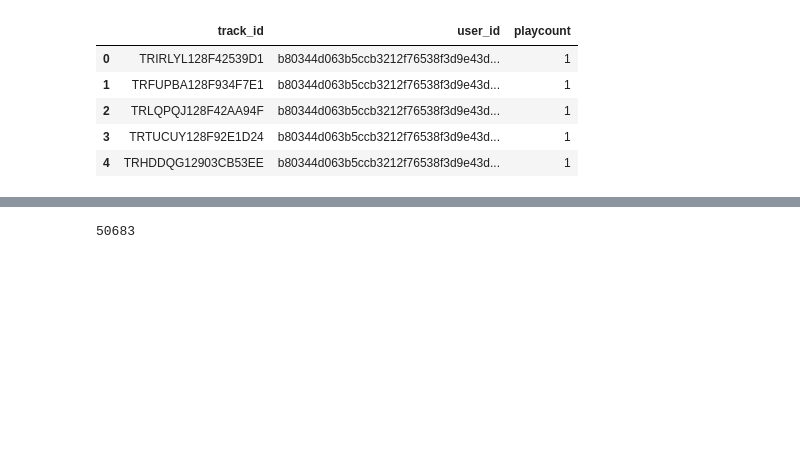
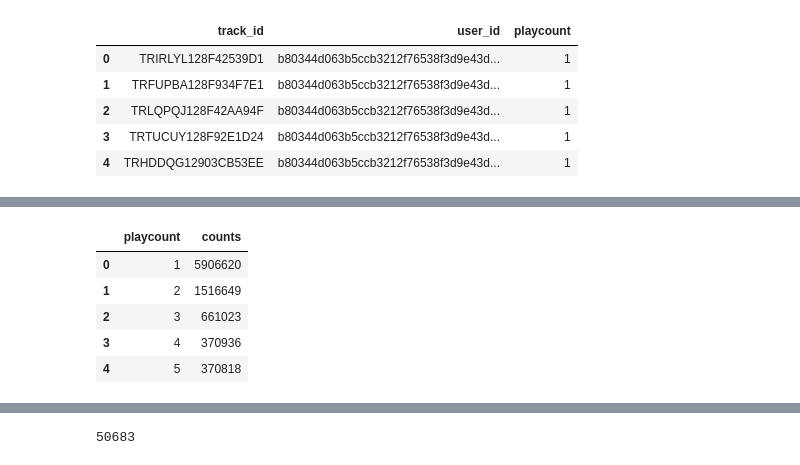
Before and after one commit to iliketurtles83/super-couscous, a Jupyter notebook: 01-analysis.ipynb, the cells around one changed output, grey strips where cells are left out. Cells and saved outputs as stored; diff of their text form; code cells hidden in the pictures; blank space fills up the shorter version.

```diff
--- a/01-analysis.ipynb
+++ b/01-analysis.ipynb
@@ -75,0 +81,11 @@ music_df.head()
+# %%
+# aggregate play counts for faster plotting
+grouped_playcounts = user_df.groupby('playcount').size().reset_index(name='counts')
+grouped_playcounts.head()
+# %% [output]
+|  | playcount | counts |
+| 0 | 1 | 5906620 |
+| 1 | 2 | 1516649 |
+| 2 | 3 | 661023 |
+| 3 | 4 | 370936 |
+| 4 | 5 | 370818 |
```
Also changed, not shown: parts of 17 cells of this notebook.
